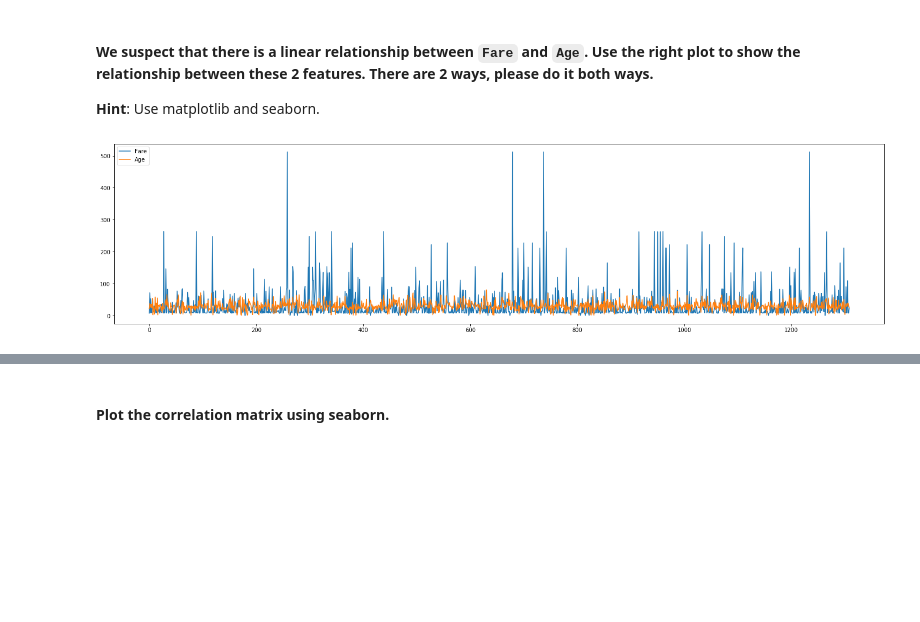
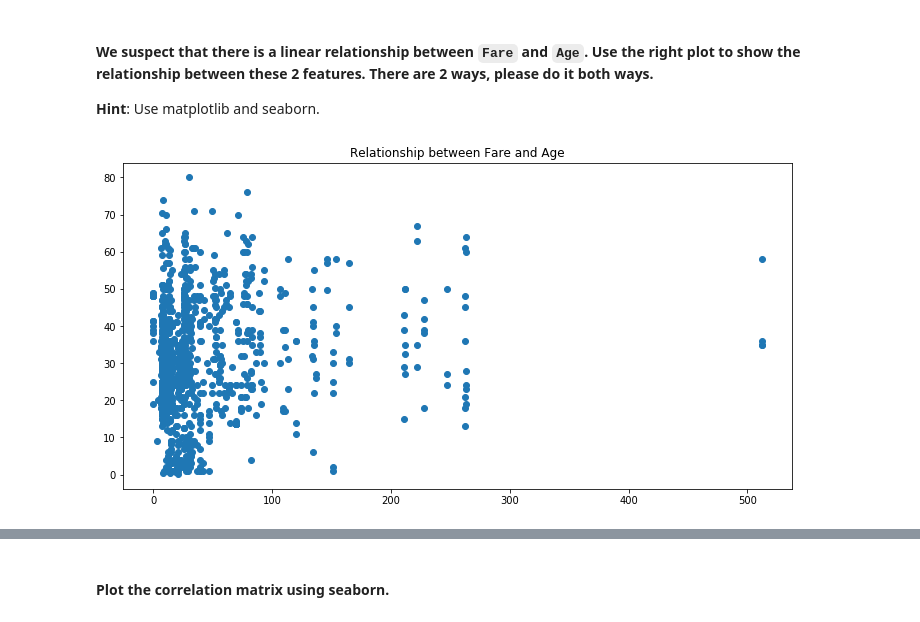
Before and after one commit to ta-datapt-bcn/lab-matplotlib-seaborn, a Jupyter notebook: your-code/main.ipynb, the cells around one changed output, grey strips where cells are left out. Saved outputs shown, nothing was run; the diff lists cells and outputs as text; code cells hidden in the pictures; blank space fills up the shorter version.

```diff
--- a/your-code/main.ipynb
+++ b/your-code/main.ipynb
@@ -363,14 +343,13 @@ your comments here
 # %%
 # Method 1 - matplotlib
 # your code here
 fig, ax = plt.subplots()
-fig.set_size_inches(25,6)
-ax.plot(titanic['Fare'], label = 'Fare')
-ax.plot(titanic['Age'], label = 'Age')
-ax.legend(loc="upper left")
+fig.set_size_inches(12,6)
+ax.scatter(titanic['Fare'], titanic['Age'])
+ax.set_title('Relationship between Fare and Age')
 plt.show()
 # %% [output]
-[figure, old version]
+[figure, new version]
 # %%
 # Method 2 - seaborn
 # your code here
```
Also changed, not shown: parts of 18 cells of this notebook.
